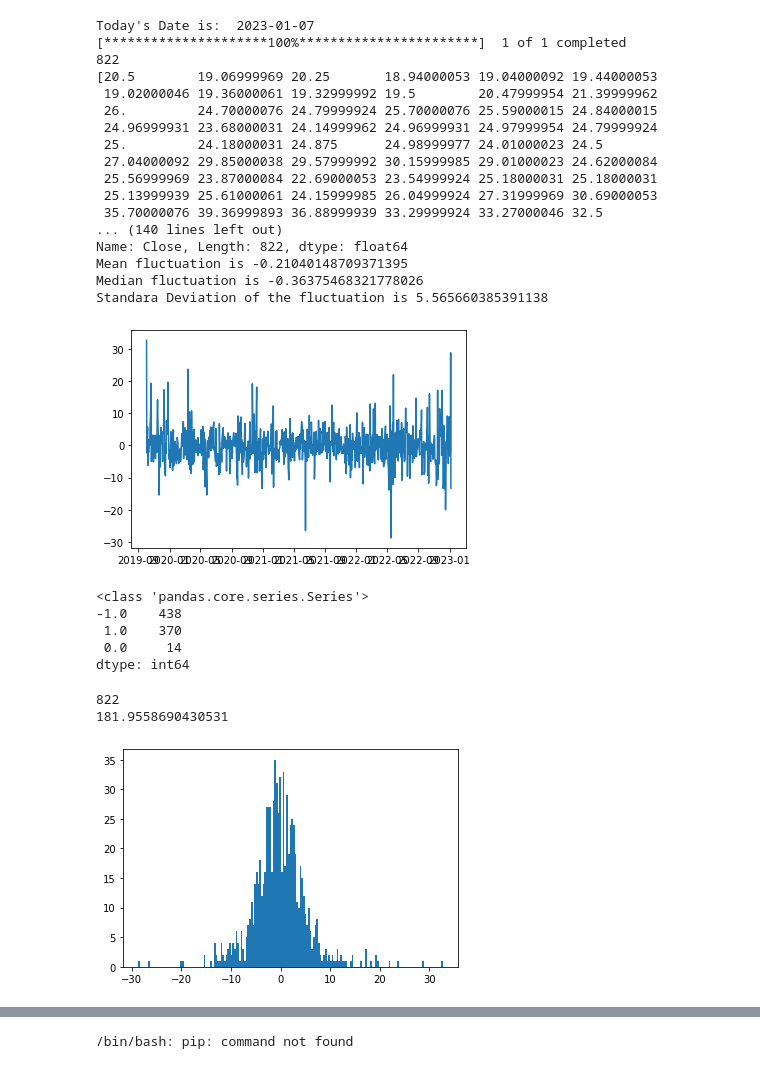
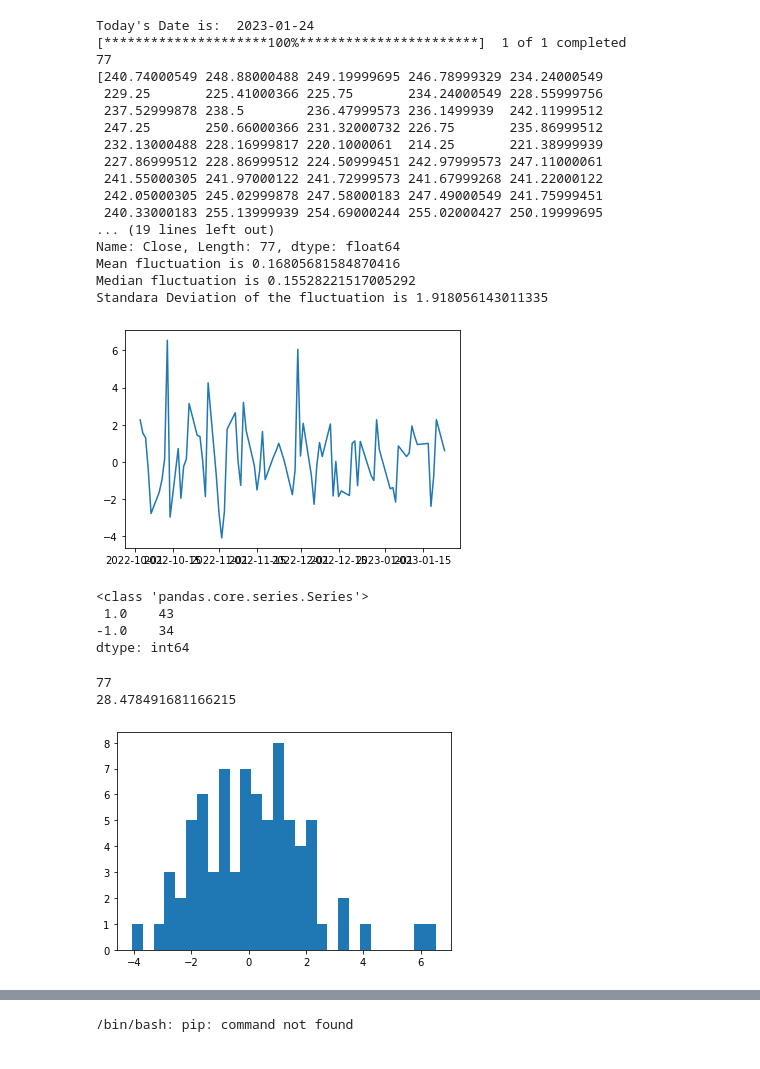
Before and after one commit to binodbhttr/wallstreetS, a Jupyter notebook: real_stockdata_analysis.ipynb, the cells around one changed output, grey strips where cells are left out. Saved outputs shown, nothing was run; the diff lists cells and outputs as text; code cells hidden in the pictures.

```diff
--- a/real_stockdata_analysis.ipynb
+++ b/real_stockdata_analysis.ipynb
@@ -10,54 +10,54 @@ from datetime import date
 today = str(date.today())
 print("Today's Date is: ",today)
 
-data = yf.download('APRE','2019-01-01',today)
+data = yf.download('MSFT','2022-10-01',today)
 
 #data = yf.download(tickers='AAPL', period='1d', interval='1m') #to download 1 day recent data
 # Plot the close prices
 import matplotlib.pyplot as plt
 
 #data.High.plot()
 
 x=np.array(data.Close)
 y=np.array(data.Open)
 
 delta=data.Close-data.Open
 
 d=(np.array(delta)/data.Open)*100
 
 print(len(d))
 print(x)
 plt.show()
 
 print(data.Close)
 
 fig1=plt.figure()
 ax1=fig1.add_subplot(111)
 
 ax1.plot(d)
 
 print("Mean fluctuation is",np.mean(d))
 print("Median fluctuation is",np.median(d))
 print("Standara Deviation of the fluctuation is",np.std(d))
 # %% [output]
-Today's Date is:  2023-01-07
+Today's Date is:  2023-01-24
 [*********************100%***********************]  1 of 1 completed
-822
-[20.5        19.06999969 20.25       18.94000053 19.04000092 19.44000053
- 19.02000046 19.36000061 19.32999992 19.5        20.47999954 21.39999962
- 26.         24.70000076 24.79999924 25.70000076 25.59000015 24.84000015
- 24.96999931 23.68000031 24.14999962 24.96999931 24.97999954 24.79999924
- 25.         24.18000031 24.875      24.98999977 24.01000023 24.5
- 27.04000092 29.85000038 29.57999992 30.15999985 29.01000023 24.62000084
- 25.56999969 23.87000084 22.69000053 23.54999924 25.18000031 25.18000031
- 25.13999939 25.61000061 24.15999985 26.04999924 27.31999969 30.69000053
- 35.70000076 39.36999893 36.88999939 33.29999924 33.27000046 32.5
-... (140 lines left out)
-Name: Close, Length: 822, dtype: float64
-Mean fluctuation is -0.21040148709371395
-Median fluctuation is -0.36375468321778026
-Standara Deviation of the fluctuation is 5.565660385391138
+77
+[240.74000549 248.88000488 249.19999695 246.78999329 234.24000549
+ 229.25       225.41000366 225.75       234.24000549 228.55999756
+ 237.52999878 238.5        236.47999573 236.1499939  242.11999512
+ 247.25       250.66000366 231.32000732 226.75       235.86999512
+ 232.13000488 228.16999817 220.1000061  214.25       221.38999939
+ 227.86999512 228.86999512 224.50999451 242.97999573 247.11000061
+ 241.55000305 241.97000122 241.72999573 241.67999268 241.22000122
+ 242.05000305 245.02999878 247.58000183 247.49000549 241.75999451
+ 240.33000183 255.13999939 254.69000244 255.02000427 250.19999695
+... (19 lines left out)
+Name: Close, Length: 77, dtype: float64
+Mean fluctuation is 0.16805681584870416
+Median fluctuation is 0.15528221517005292
+Standara Deviation of the fluctuation is 1.918056143011335
-[figure, old version]
+[figure, new version]
 # %%
 print(type(delta))
 #print(np.sign(delta))
@@ -66,9 +66,8 @@ vc=sign_delta.value_counts()
 print(vc)
 # %% [output]
 <class 'pandas.core.series.Series'>
--1.0    438
- 1.0    370
- 0.0     14
+ 1.0    43
+-1.0    34
 dtype: int64
 # %%
 n=len(d)
@@ -78,9 +77,9 @@ print(bin)
 counts, bins, bars=plt.hist(d,int(bin))
 a=list(zip(counts,bins))
 # %% [output]
-822
-181.9558690430531
+77
+28.478491681166215
-[figure, old version]
+[figure, new version]
 # %%
 arr=(np.array(d))
 moving_d=np.zeros(len(d))
```
Also changed, not shown: parts of 2 cells of this notebook, 4 other files.
